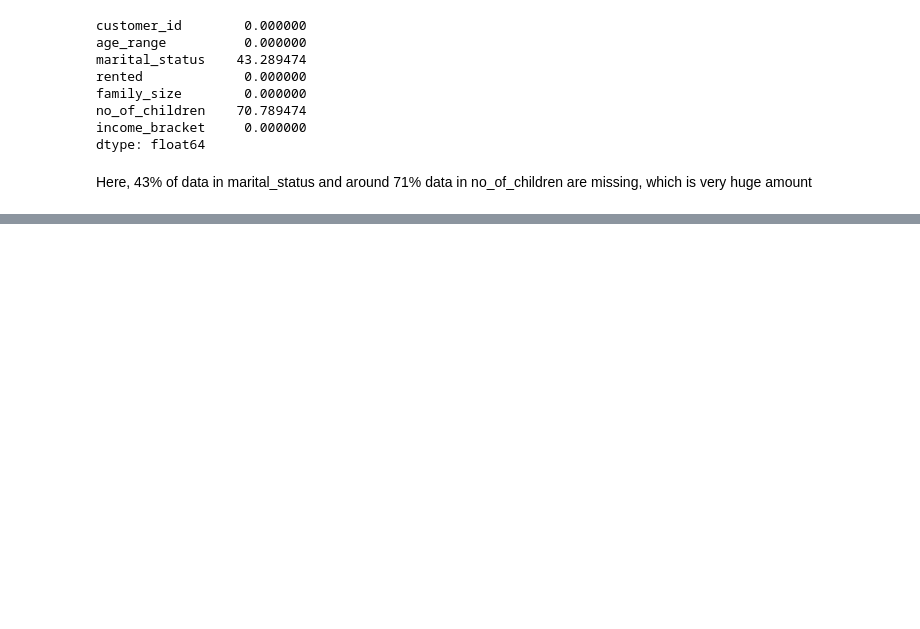
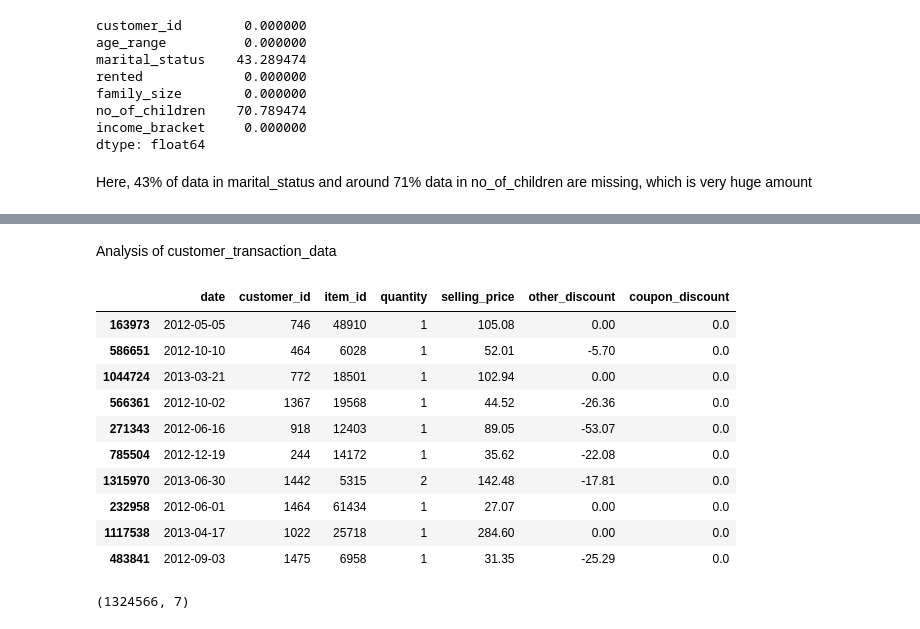
Before and after one commit to Dilpreet0501/fractal-hackathon, a Jupyter notebook: hackathon.ipynb, the cells around one changed output, grey strips where cells are left out. Saved outputs shown, nothing was run; the diff lists cells and outputs as text; code cells hidden in the pictures; blank space fills up the shorter version.

```diff
--- a/hackathon.ipynb
+++ b/hackathon.ipynb
@@ -332,0 +545,21 @@ Here, 43% of data in marital_status and around 71% data in no_of_children are mi
+# %% [markdown]
+Analysis of customer_transaction_data
+# %%
+#considering customer_transaction_data dataframe
+customer_transaction_data.sample(10)
+# %% [output]
+|  | date | customer_id | item_id | quantity | selling_price | other_discount | coupon_discount |
+| 163973 | 2012-05-05 | 746 | 48910 | 1 | 105.08 | 0.00 | 0.0 |
+| 586651 | 2012-10-10 | 464 | 6028 | 1 | 52.01 | -5.70 | 0.0 |
+| 1044724 | 2013-03-21 | 772 | 18501 | 1 | 102.94 | 0.00 | 0.0 |
+| 566361 | 2012-10-02 | 1367 | 19568 | 1 | 44.52 | -26.36 | 0.0 |
+| 271343 | 2012-06-16 | 918 | 12403 | 1 | 89.05 | -53.07 | 0.0 |
+| 785504 | 2012-12-19 | 244 | 14172 | 1 | 35.62 | -22.08 | 0.0 |
+| 1315970 | 2013-06-30 | 1442 | 5315 | 2 | 142.48 | -17.81 | 0.0 |
+| 232958 | 2012-06-01 | 1464 | 61434 | 1 | 27.07 | 0.00 | 0.0 |
+| 1117538 | 2013-04-17 | 1022 | 25718 | 1 | 284.60 | 0.00 | 0.0 |
+| 483841 | 2012-09-03 | 1475 | 6958 | 1 | 31.35 | -25.29 | 0.0 |
+# %%
+customer_transaction_data.shape
+# %% [output]
+(1324566, 7)
```
Also changed, not shown: parts of 86 cells of this notebook.
